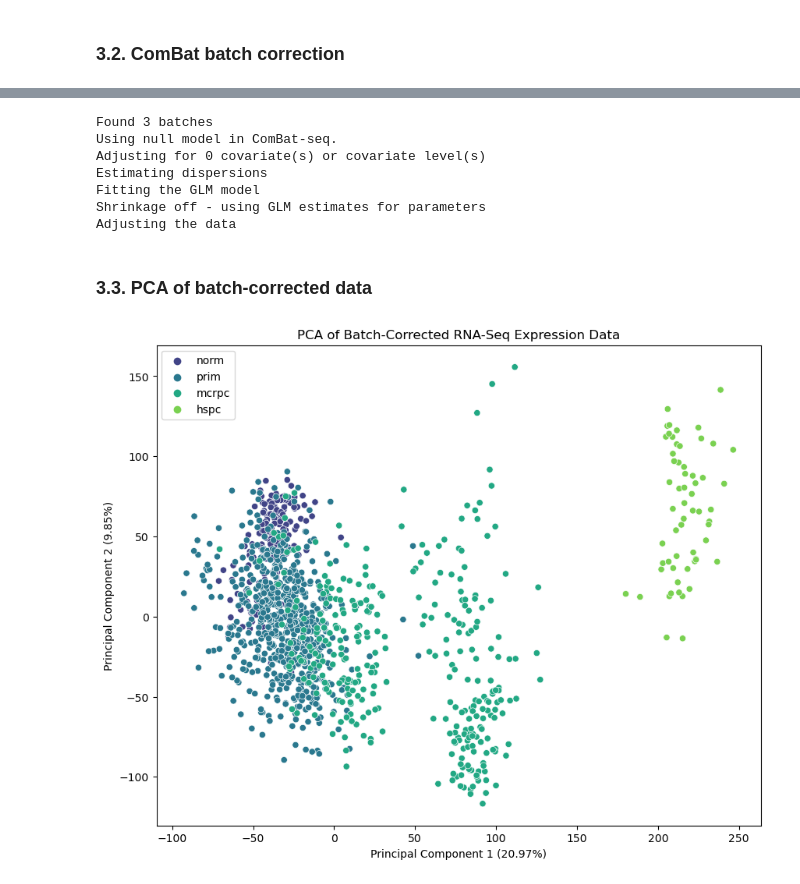
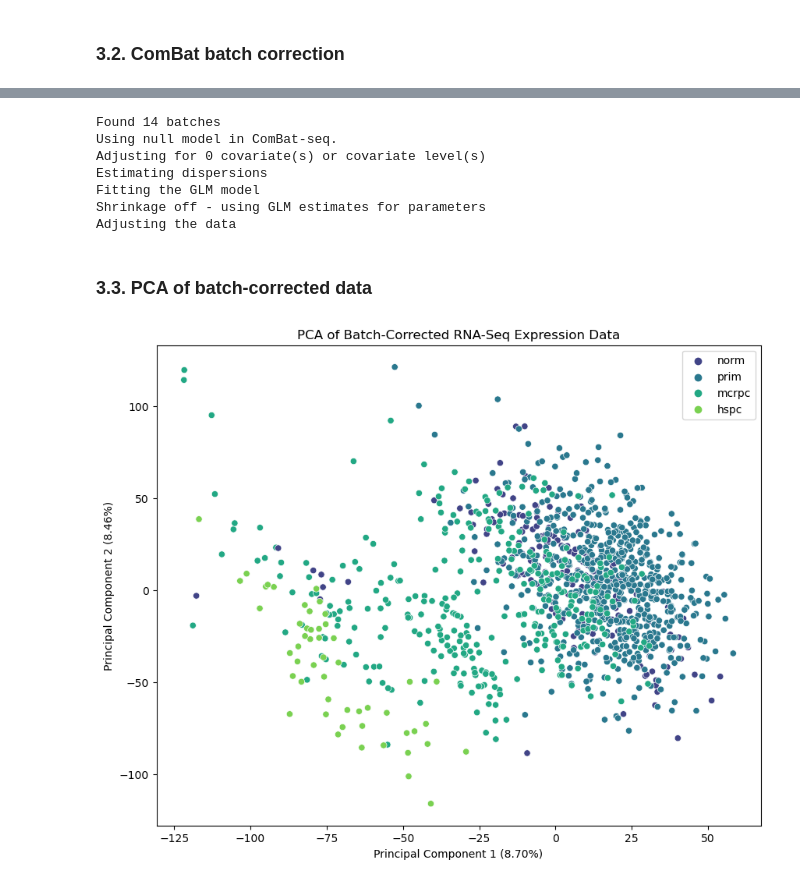
Before and after one commit to CarlosUziel/pca_wgcna_ml, a Jupyter notebook: notebooks/pcta_wcdt_gse221601.ipynb, the cells around one changed output, grey strips where cells are left out. Saved outputs shown, nothing was run; the diff lists cells and outputs as text; code cells hidden in the pictures.

Commit message:
Re-run batch correction using dataset and library type information

```diff
--- a/notebooks/pcta_wcdt_gse221601.ipynb
+++ b/notebooks/pcta_wcdt_gse221601.ipynb
@@ -126,7 +130,8 @@ annot_df["patient_id"] = (
     annot_df_pcta_wcdt["patient_id"].tolist() + annot_df_gse221601["BioSample"].tolist()
 )
 annot_df["sample_type"] = (
-    annot_df_pcta_wcdt["sample_type"].tolist() + ["hspc"] * annot_df_gse221601.shape[0]
+    annot_df_pcta_wcdt["sample_type"].tolist()
+    + annot_df_gse221601["disease_state"].tolist()
 )
 annot_df["dataset"] = (
     annot_df_pcta_wcdt["dataset"].tolist() + ["GSE221601"] * annot_df_gse221601.shape[0]
@@ -211,11 +216,7 @@ pd.read_csv(PCTA_WCDT_GSE221601_ROOT / "data" / "raw_counts.csv", index_col=0)
 # %% [markdown]
 ### 3.1. PCA of unprocessed data
 # %%
-vst_df = rpy2_df_to_pd_df(
-    vst_transform(
-        ro.r("as.matrix")(pd_df_to_rpy2_df(counts_df))
-    )
-)
+vst_df = rpy2_df_to_pd_df(vst_transform(ro.r("as.matrix")(pd_df_to_rpy2_df(counts_df))))
 # %% [output]
 R[write to console]: converting counts to integer mode
 # %%
@@ -263,11 +267,13 @@ annot_df.groupby(["dataset", "library_type", "sample_type"]).count()
 # %%
 label_encoder = LabelEncoder()
 
-annot_df["library_type_encoded"] = label_encoder.fit_transform(annot_df["library_type"])
+annot_df["dataset_library_type"] = label_encoder.fit_transform(
+    annot_df["dataset"] + "_" + annot_df["library_type"]
+)
 # %%
 counts_df_batch_corrected = combat_seq(
     counts_df=counts_df,
-    batch=annot_df["library_type_encoded"].tolist(),
+    batch=annot_df["dataset_library_type"].tolist(),
     group="sample_type",
     # shrink=True,
     # shrink_disp=True,
@@ -277,7 +283,7 @@ counts_df_batch_corrected.to_csv(
     index=True,
 )
 # %% [output]
-Found 3 batches
+Found 14 batches
 Using null model in ComBat-seq.
 Adjusting for 0 covariate(s) or covariate level(s)
 Estimating dispersions
@@ -308,12 +314,16 @@ explained_variance = pca_corrected.explained_variance_ratio_
 # %%
 plt.figure(figsize=(10, 8))
 sns.scatterplot(
-    x="PC1", y="PC2", hue="sample_type", data=pca_df_corrected, palette="viridis"
+    x="PC1",
+    y="PC2",
+    hue="sample_type",
+    data=pca_df_corrected,
+    palette="viridis",
 )
 plt.title("PCA of Batch-Corrected RNA-Seq Expression Data")
 plt.xlabel(f"Principal Component 1 ({explained_variance[0] * 100:.2f}%)")
 plt.ylabel(f"Principal Component 2 ({explained_variance[1] * 100:.2f}%)")
 plt.legend(loc="best")
 plt.show()
 # %% [output]
-[figure, old version]
+[figure, new version]
```
Also changed, not shown: parts of 8 cells of this notebook.
